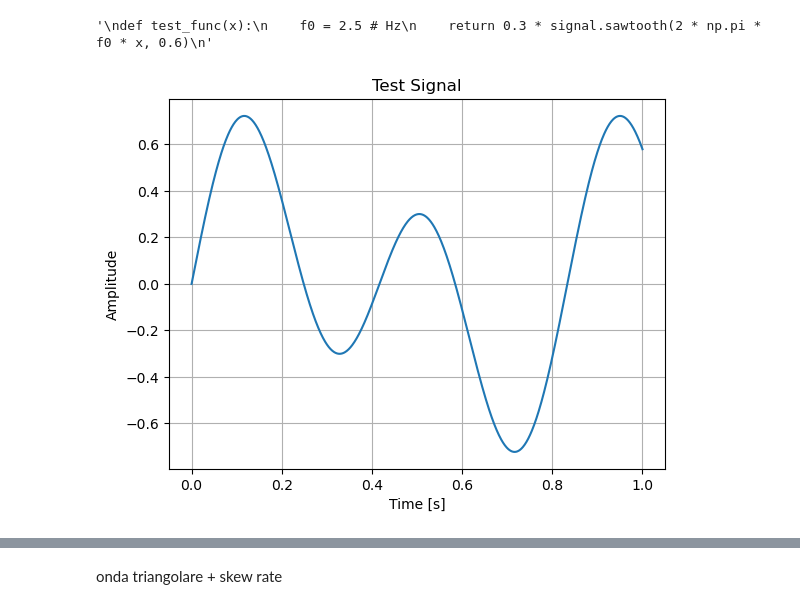
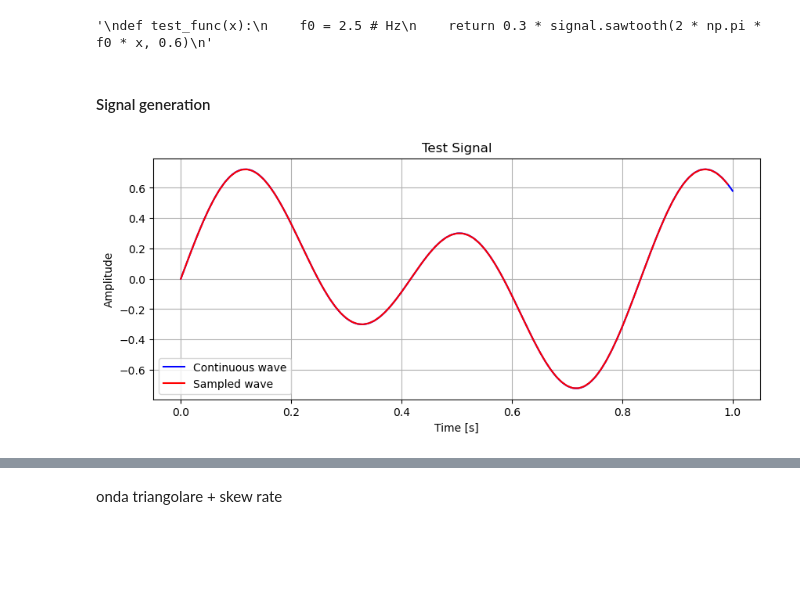
Before and after one commit to lindafabs/Semester-Project, a Jupyter notebook: binary_quant_copy.ipynb, the cells around one changed output, grey strips where cells are left out. Cells and saved outputs as stored; diff of their text form; code cells hidden in the pictures; blank space fills up the shorter version.

```diff
--- a/binary_quant_copy.ipynb
+++ b/binary_quant_copy.ipynb
@@ -29,11 +34,21 @@ def test_func(x):
+# %% [markdown]
+#### Signal generation
+# %%
+# Continuous signal
+stop_time = 1
+x = np.linspace(0, stop_time, 1000) #time vector
+y = test_func(x)
+
+# Sampled signal
+x_smp = x[::10]
+y_smp = y[::10]
 # %%
-stop_time = 1
-x= np.linspace(0, stop_time, 1000) #time vector
-
-plt.plot(x, test_func(x))
+plt.plot(x, y,  'b', label= 'Continuous wave')
+plt.plot(x_smp, y_smp,'r', label= 'Sampled wave')
 plt.xlabel('Time [s]')
 plt.ylabel('Amplitude')
 plt.title('Test Signal')
+plt.legend()
 plt.grid()
 # %% [output]
-[figure, old version]
+[figure, new version]
```
Also changed, not shown: parts of 25 cells of this notebook.
